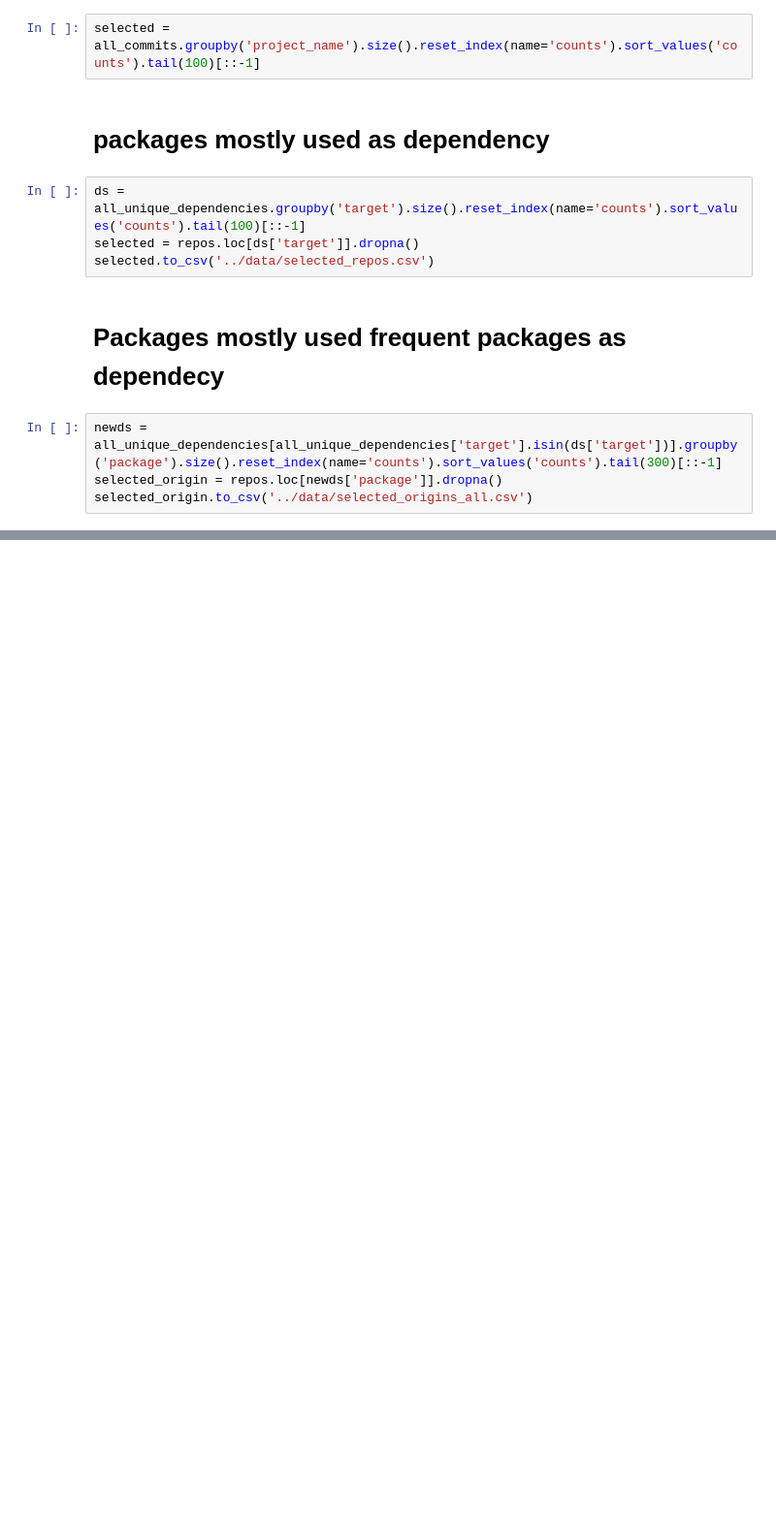
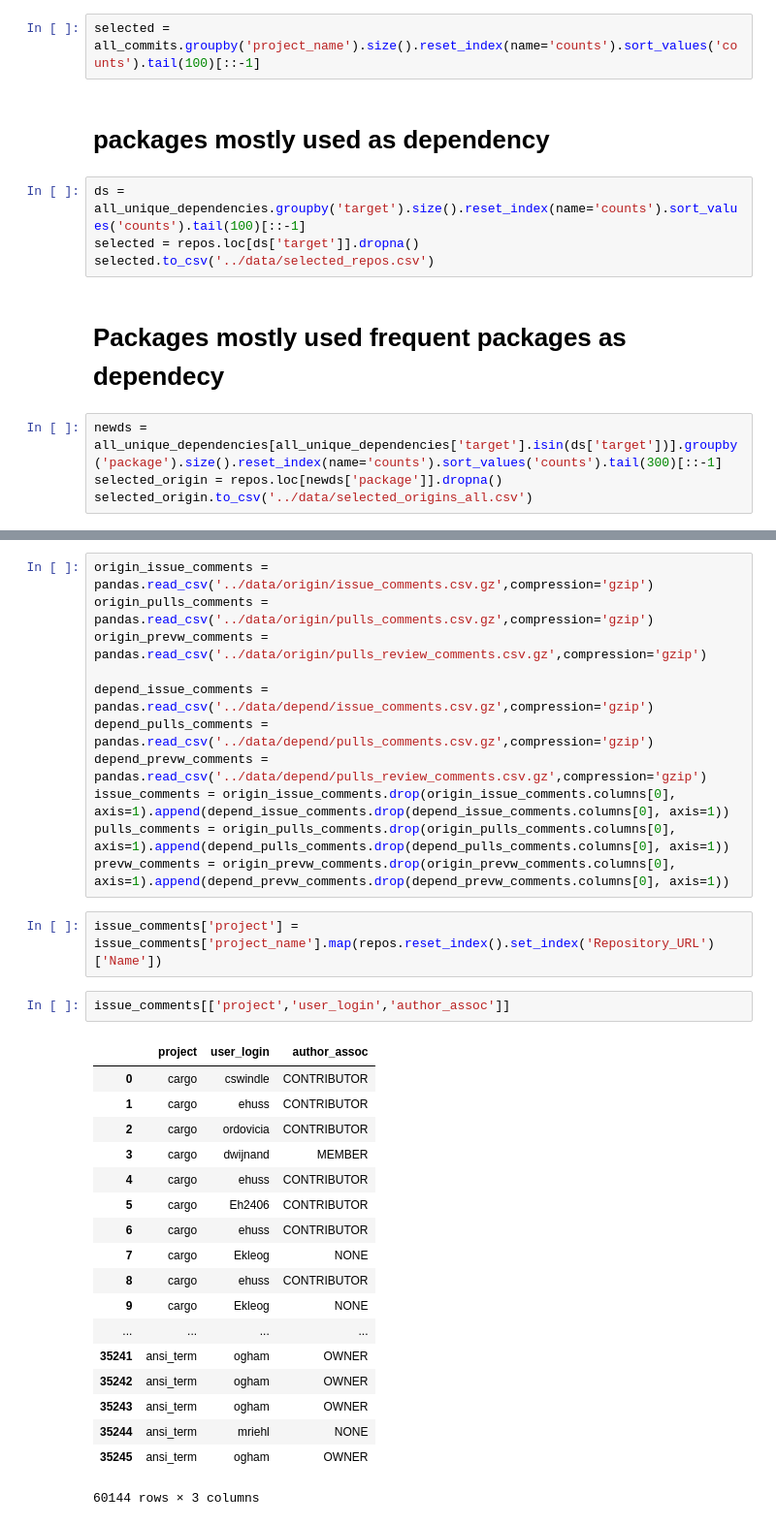
Before and after one commit to MehdiGol/PackagesDependencies-Contributors-Relationship, a Jupyter notebook: notebooks/Exploring Data2.ipynb, the cells around one changed output, grey strips where cells are left out. Shown: that part at 97% size. Drawn from its saved outputs; the diff is of its cells as text; blank space fills up the shorter version.

Commit message:
Some bug fixes, commit comments downloaded

```diff
--- a/notebooks/Exploring Data2.ipynb
+++ b/notebooks/Exploring Data2.ipynb
@@ -332,0 +310,34 @@ all_commits[all_commits['project_name'].isin(selected['Repository_URL'])]
+# %%
+origin_issue_comments = pandas.read_csv('../data/origin/issue_comments.csv.gz',compression='gzip')
+origin_pulls_comments = pandas.read_csv('../data/origin/pulls_comments.csv.gz',compression='gzip')
+origin_prevw_comments = pandas.read_csv('../data/origin/pulls_review_comments.csv.gz',compression='gzip')
+
+depend_issue_comments = pandas.read_csv('../data/depend/issue_comments.csv.gz',compression='gzip')
+depend_pulls_comments = pandas.read_csv('../data/depend/pulls_comments.csv.gz',compression='gzip')
+depend_prevw_comments = pandas.read_csv('../data/depend/pulls_review_comments.csv.gz',compression='gzip')
+issue_comments = origin_issue_comments.drop(origin_issue_comments.columns[0], axis=1).append(depend_issue_comments.drop(depend_issue_comments.columns[0], axis=1))
+pulls_comments = origin_pulls_comments.drop(origin_pulls_comments.columns[0], axis=1).append(depend_pulls_comments.drop(depend_pulls_comments.columns[0], axis=1))
+prevw_comments = origin_prevw_comments.drop(origin_prevw_comments.columns[0], axis=1).append(depend_prevw_comments.drop(depend_prevw_comments.columns[0], axis=1))
+# %%
+issue_comments['project'] = issue_comments['project_name'].map(repos.reset_index().set_index('Repository_URL')['Name'])
+# %%
+issue_comments[['project','user_login','author_assoc']]
+# %% [output]
+|  | project | user_login | author_assoc |
+| 0 | cargo | cswindle | CONTRIBUTOR |
+| 1 | cargo | ehuss | CONTRIBUTOR |
+| 2 | cargo | ordovicia | CONTRIBUTOR |
+| 3 | cargo | dwijnand | MEMBER |
+| 4 | cargo | ehuss | CONTRIBUTOR |
+| 5 | cargo | Eh2406 | CONTRIBUTOR |
+| 6 | cargo | ehuss | CONTRIBUTOR |
+| 7 | cargo | Ekleog | NONE |
+| 8 | cargo | ehuss | CONTRIBUTOR |
+| 9 | cargo | Ekleog | NONE |
+| ... | ... | ... | ... |
+| 35241 | ansi_term | ogham | OWNER |
+| 35242 | ansi_term | ogham | OWNER |
+| 35243 | ansi_term | ogham | OWNER |
+| 35244 | ansi_term | mriehl | NONE |
+| 35245 | ansi_term | ogham | OWNER |
+60144 rows × 3 columns
```
Also changed, not shown: parts of 2 cells of this notebook, 4 other files.
